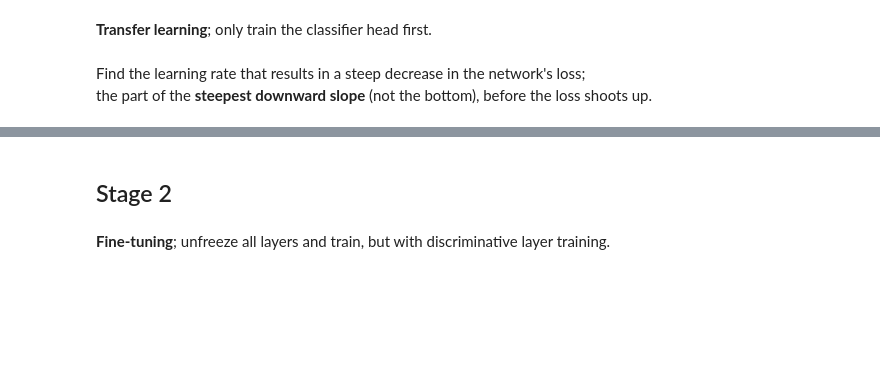
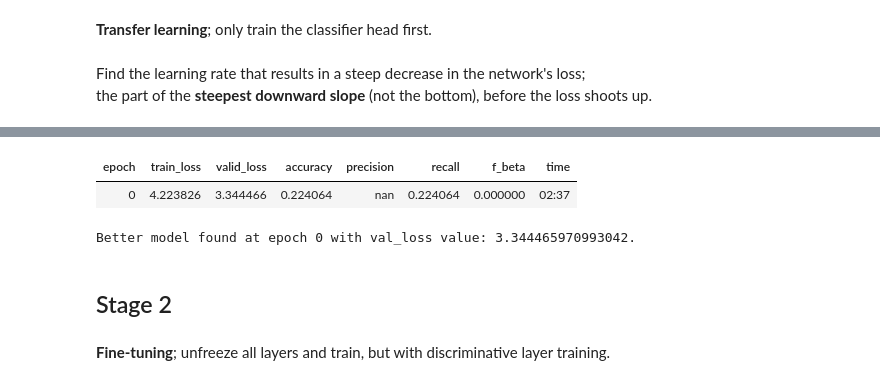
Before and after one commit to yizhe-ang/VroomNet, a Jupyter notebook: notebooks/test.ipynb, the cells around one changed output, grey strips where cells are left out. Drawn from its saved outputs; the diff is of its cells as text; code cells hidden in the pictures; blank space fills up the shorter version.

```diff
--- a/notebooks/test.ipynb
+++ b/notebooks/test.ipynb
@@ -150,18 +138,22 @@ saved_model_cb = partial(
+# %%
+csv_logger = CSVLogger(
+    learn,
+    append=True,
+    filename=os.path.join(CSV_FOLDER, EXP_NAME)
+)
+
+save_model_cb = SaveModelCallback(
+    learn,
+    # Also loads best model at the end of training
+    every='improvement',
+    name=EXP_NAME
+)
 # %%
-callbacks = [csv_logger, saved_model_cb]
+callbacks = [csv_logger, save_model_cb]
 # %% [markdown]
 ## Stage-1
 # %% [markdown]
 **Transfer learning**; only train the classifier head first.
-# %%
-learn = cnn_learner(
-    data,
-    models.resnet50,
-    metrics=metrics,
-    path=SAVED_DIR,
-    model_dir=WEIGHTS_FOLDER,
-    callbacks=callbacks
-)
 # %% [markdown]
 Find the learning rate that results in a steep decrease in the network's loss;
 the part of the **steepest downward slope** (not the bottom), before the loss shoots up.
@@ -174,2 +170,0 @@ learn.recorder.min_grad_lr
-# %%
-learn.fit_one_cycle(4, lr)
@@ -176,3 +175,13 @@ learn.fit_one_cycle(4, lr)
+# %%
+learn.fit_one_cycle(
+    1,
+    max_lr=1e-2,
+    callbacks=callbacks
+)
+# %% [output]
+| epoch | train_loss | valid_loss | accuracy | precision | recall | f_beta | time |
+| 0 | 4.223826 | 3.344466 | 0.224064 | nan | 0.224064 | 0.000000 | 02:37 |
+Better model found at epoch 0 with val_loss value: 3.344465970993042.
 # %%
 learn.save('stage-1')
 # %% [markdown]
```
Also changed, not shown: parts of 46 cells of this notebook, 2 other files.
